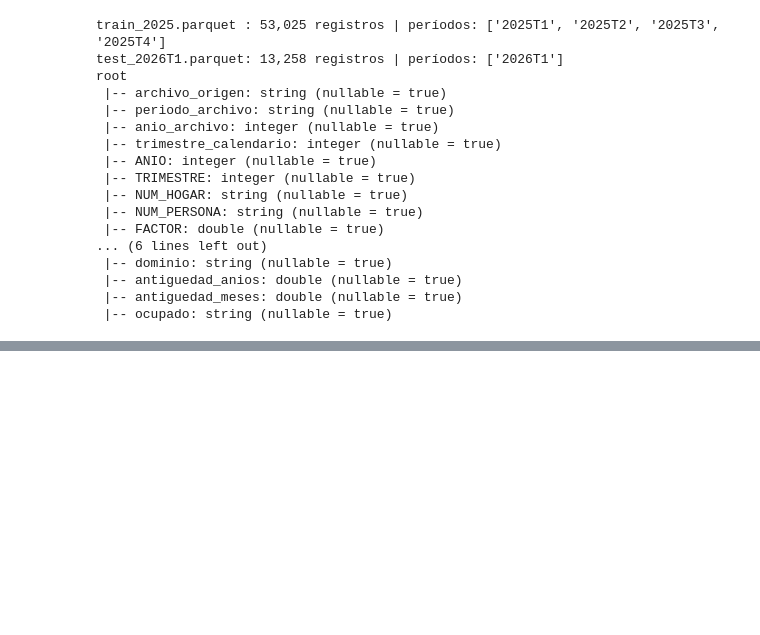
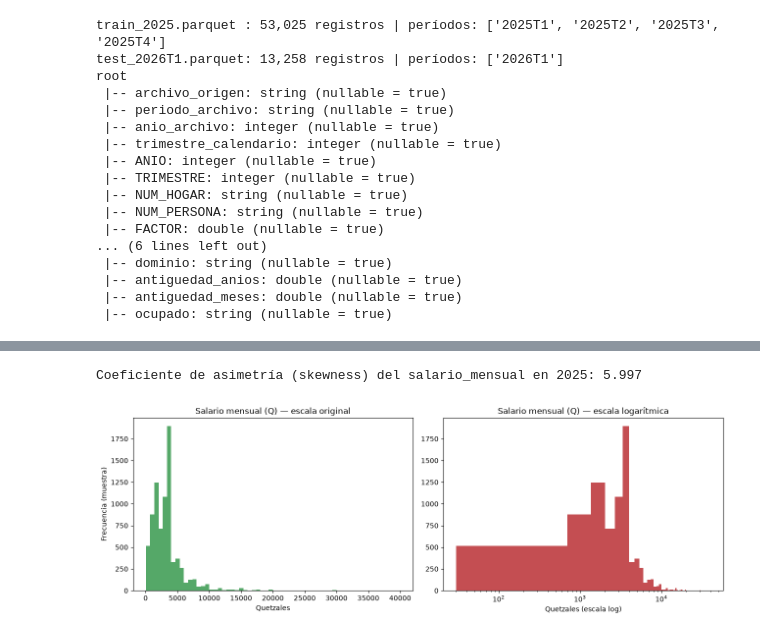
Before and after one commit to erickguerra2/LAB07-DATA, a Jupyter notebook: Lab7.ipynb, the cells around one changed output, grey strips where cells are left out. Cells and saved outputs as stored; diff of their text form; code cells hidden in the pictures; blank space fills up the shorter version.

```diff
--- a/Lab7.ipynb
+++ b/Lab7.ipynb
@@ -939,0 +1141,25 @@ Las partes siguientes (estadística descriptiva, correlaciones y clustering) par
+# %%
+asimetria = train.agg(F.skewness("salario_mensual").alias("skewness")).collect()[0]["skewness"]
+print(f"Coeficiente de asimetría (skewness) del salario_mensual en 2025: {asimetria:.3f}")
+
+# Solo para graficar: muestra aleatoria acotada (el skewness y la tabla anteriores ya se calcularon
+# sobre el conjunto completo con Spark). No se usa para ninguna métrica.
+muestra_salario = (train.select("salario_mensual")
+                    .sample(withReplacement=False, fraction=min(1.0, 8000 / n_train), seed=42)
+                    .toPandas()["salario_mensual"])
+
+fig, axes = plt.subplots(1, 2, figsize=(13, 4.5))
+axes[0].hist(muestra_salario, bins=60, color="#55A868")
+axes[0].set_title("Salario mensual (Q) — escala original")
+axes[0].set_xlabel("Quetzales")
+axes[0].set_ylabel("Frecuencia (muestra)")
+
+axes[1].hist(muestra_salario, bins=60, color="#C44E52")
+axes[1].set_xscale("log")
+axes[1].set_title("Salario mensual (Q) — escala logarítmica")
+axes[1].set_xlabel("Quetzales (escala log)")
+plt.tight_layout()
+plt.show()
+# %% [output]
+Coeficiente de asimetría (skewness) del salario_mensual en 2025: 5.997
+[figure, added]
```
Also changed, not shown: parts of 30 cells of this notebook.
